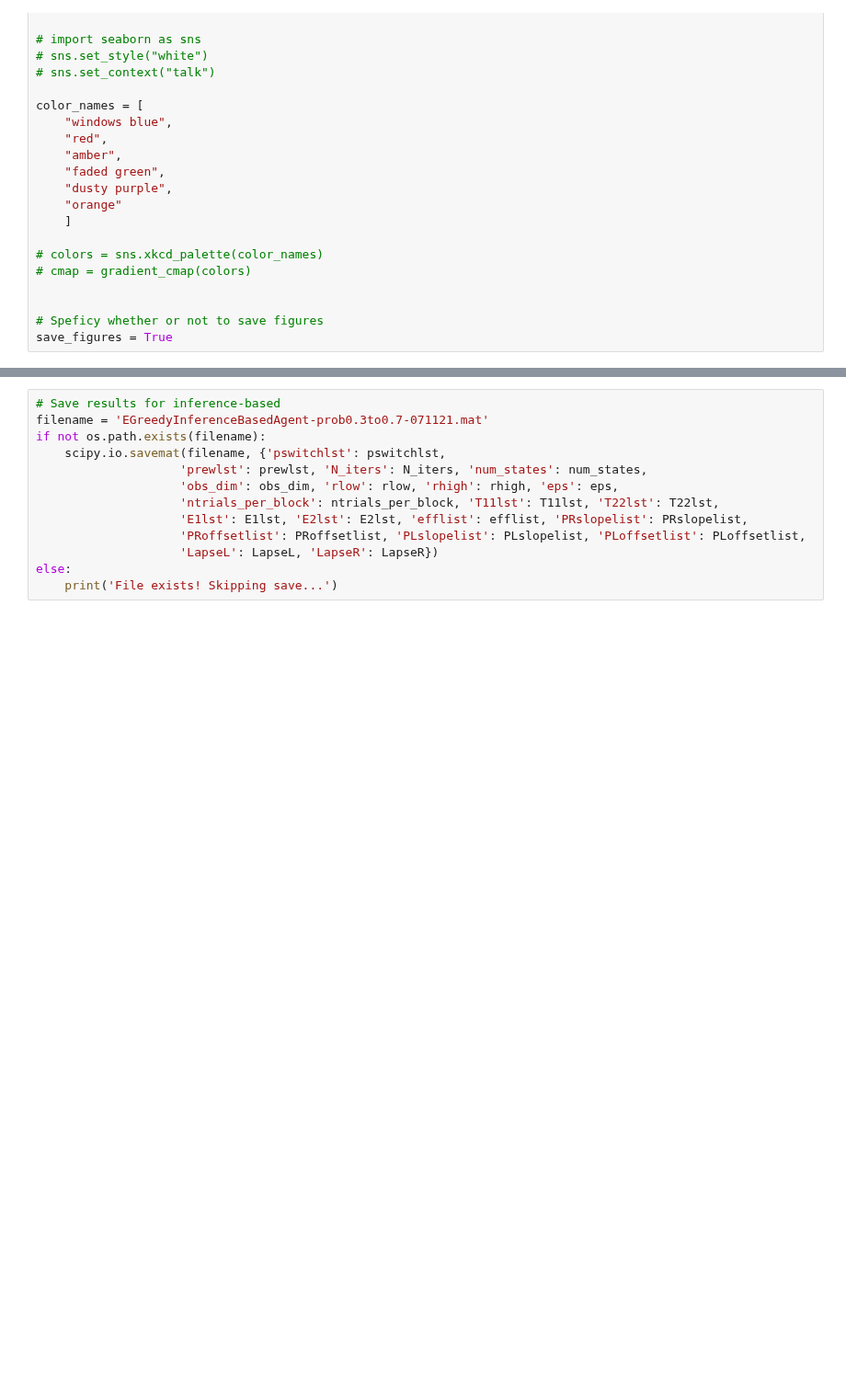
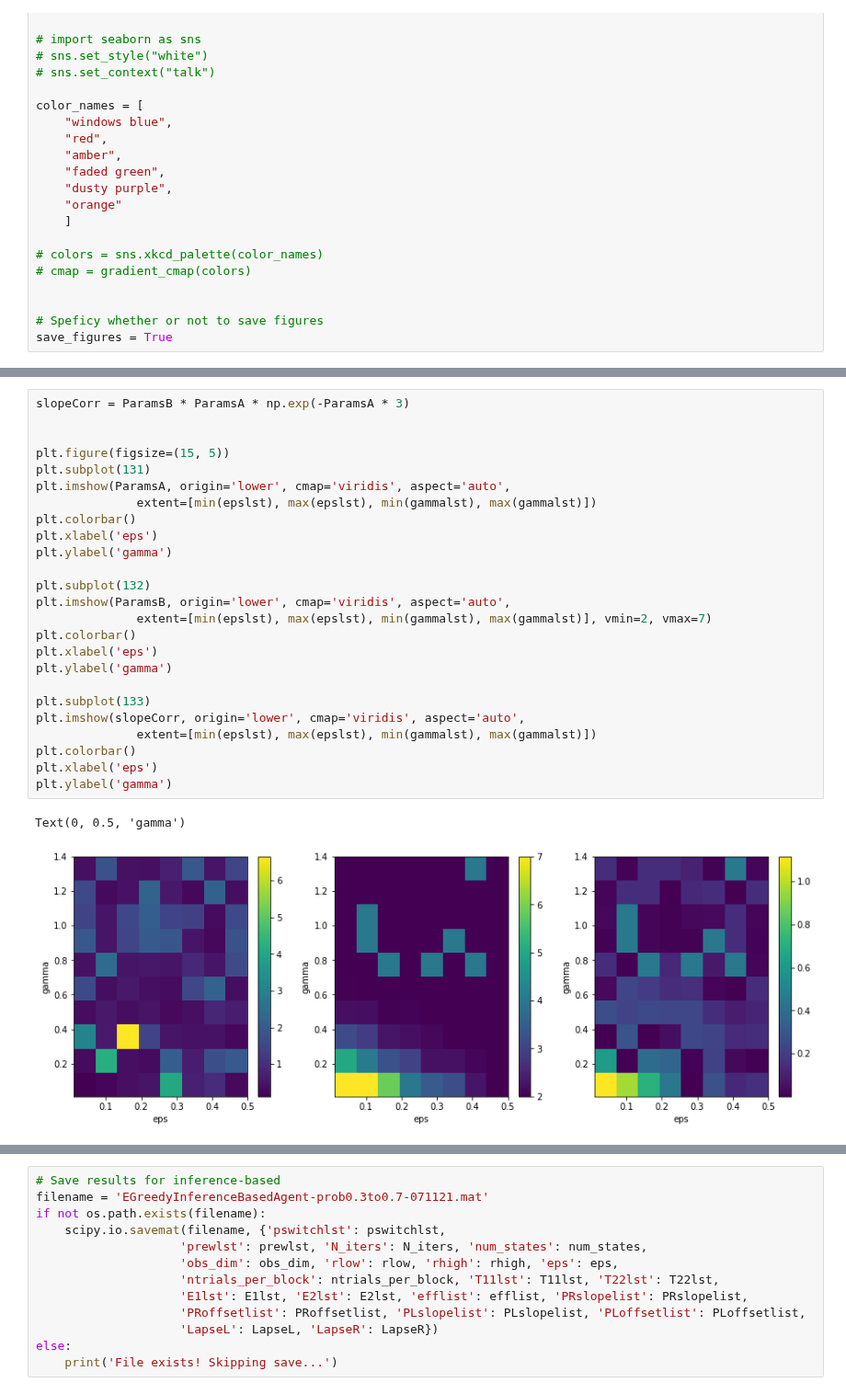
Before and after one commit to nhat-le/switching-simulations, a Jupyter notebook: switchingWorldCharacterization.ipynb, the cells around one changed output, grey strips where cells are left out. Shown at 92% size. Saved outputs shown, nothing was run; the diff lists cells and outputs as text; blank space fills up the shorter version.

```diff
--- a/switchingWorldCharacterization.ipynb
+++ b/switchingWorldCharacterization.ipynb
@@ -117,0 +199,28 @@ for i in range(5):
+# %%
+slopeCorr = ParamsB * ParamsA * np.exp(-ParamsA * 3)
+
+
+plt.figure(figsize=(15, 5))
+plt.subplot(131)
+plt.imshow(ParamsA, origin='lower', cmap='viridis', aspect='auto',
+              extent=[min(epslst), max(epslst), min(gammalst), max(gammalst)])
+plt.colorbar()
+plt.xlabel('eps')
+plt.ylabel('gamma')
+
+plt.subplot(132)
+plt.imshow(ParamsB, origin='lower', cmap='viridis', aspect='auto',
+              extent=[min(epslst), max(epslst), min(gammalst), max(gammalst)], vmin=2, vmax=7)
+plt.colorbar()
+plt.xlabel('eps')
+plt.ylabel('gamma')
+
+plt.subplot(133)
+plt.imshow(slopeCorr, origin='lower', cmap='viridis', aspect='auto',
+              extent=[min(epslst), max(epslst), min(gammalst), max(gammalst)])
+plt.colorbar()
+plt.xlabel('eps')
+plt.ylabel('gamma')
+# %% [output]
+Text(0, 0.5, 'gamma')
+[figure, added]
```
Also changed, not shown: parts of 21 cells of this notebook, 2 other files.
